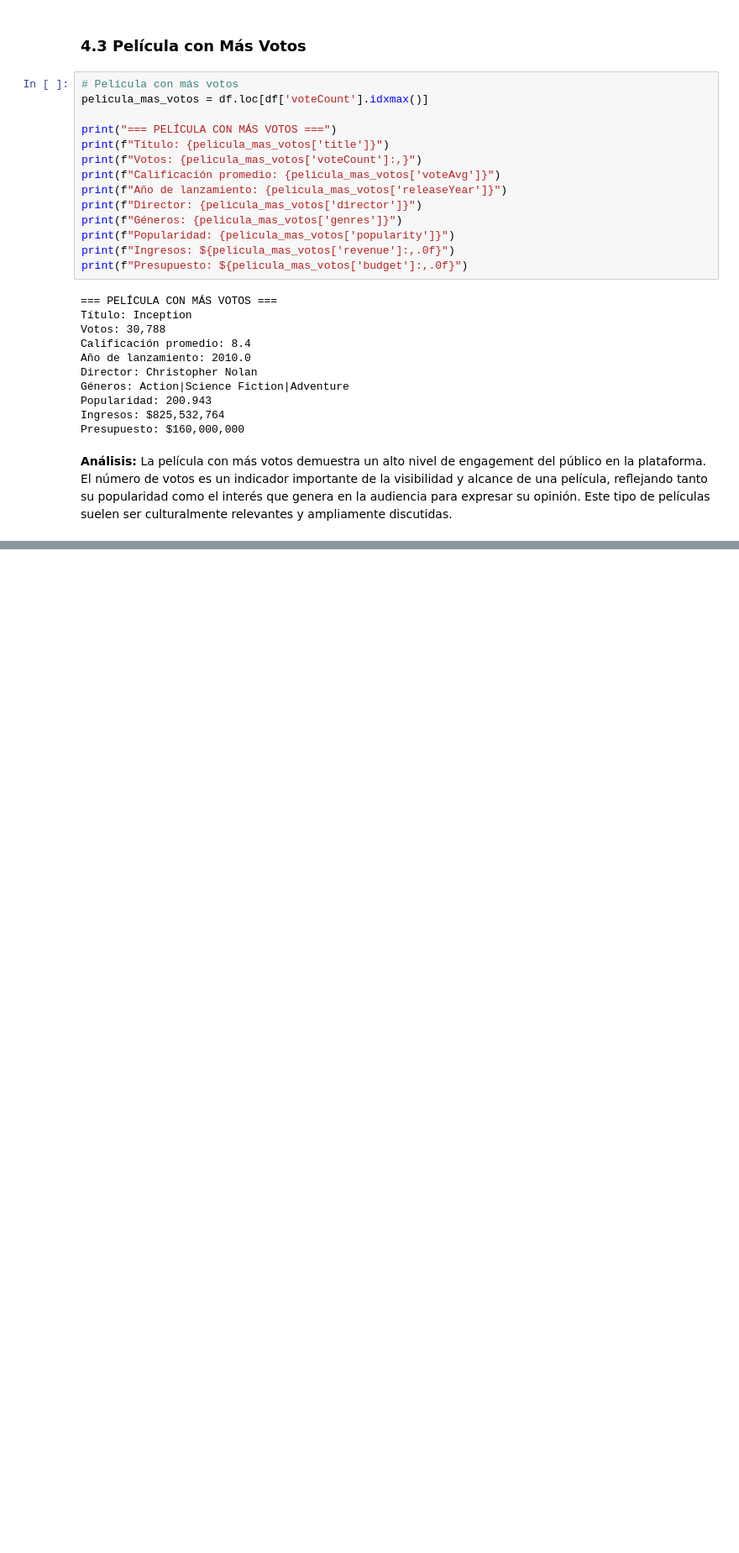
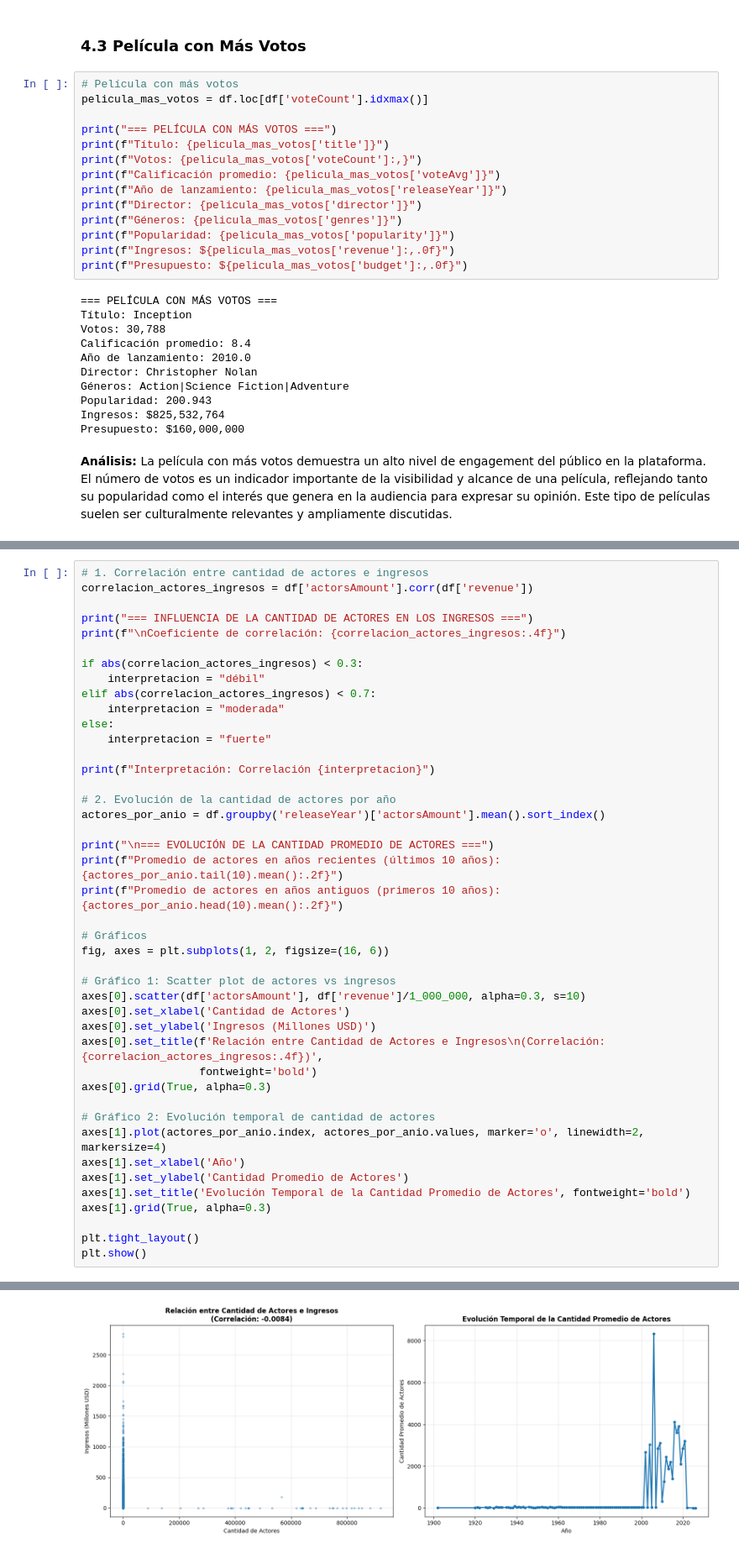
Before and after one commit to nicoCT04/lab-01-md, a Jupyter notebook: lab-1.ipynb, the cells around one changed output, grey strips where cells are left out. Shown at 84% size. Cells and saved outputs as stored; diff of their text form; blank space fills up the shorter version.

```diff
--- a/lab-1.ipynb
+++ b/lab-1.ipynb
@@ -444,0 +717,44 @@ Presupuesto: $160,000,000
+# %%
+# 1. Correlación entre cantidad de actores e ingresos
+correlacion_actores_ingresos = df['actorsAmount'].corr(df['revenue'])
+
+print("=== INFLUENCIA DE LA CANTIDAD DE ACTORES EN LOS INGRESOS ===")
+print(f"\nCoeficiente de correlación: {correlacion_actores_ingresos:.4f}")
+
+if abs(correlacion_actores_ingresos) < 0.3:
+    interpretacion = "débil"
+elif abs(correlacion_actores_ingresos) < 0.7:
+    interpretacion = "moderada"
+else:
+    interpretacion = "fuerte"
+
+print(f"Interpretación: Correlación {interpretacion}")
+
+# 2. Evolución de la cantidad de actores por año
+actores_por_anio = df.groupby('releaseYear')['actorsAmount'].mean().sort_index()
+
+print("\n=== EVOLUCIÓN DE LA CANTIDAD PROMEDIO DE ACTORES ===")
+print(f"Promedio de actores en años recientes (últimos 10 años): {actores_por_anio.tail(10).mean():.2f}")
+print(f"Promedio de actores en años antiguos (primeros 10 años): {actores_por_anio.head(10).mean():.2f}")
+
+# Gráficos
+fig, axes = plt.subplots(1, 2, figsize=(16, 6))
+
+# Gráfico 1: Scatter plot de actores vs ingresos
+axes[0].scatter(df['actorsAmount'], df['revenue']/1_000_000, alpha=0.3, s=10)
+axes[0].set_xlabel('Cantidad de Actores')
+axes[0].set_ylabel('Ingresos (Millones USD)')
+axes[0].set_title(f'Relación entre Cantidad de Actores e Ingresos\n(Correlación: {correlacion_actores_ingresos:.4f})',
+                  fontweight='bold')
+axes[0].grid(True, alpha=0.3)
+
+# Gráfico 2: Evolución temporal de cantidad de actores
+axes[1].plot(actores_por_anio.index, actores_por_anio.values, marker='o', linewidth=2, markersize=4)
+axes[1].set_xlabel('Año')
+axes[1].set_ylabel('Cantidad Promedio de Actores')
+axes[1].set_title('Evolución Temporal de la Cantidad Promedio de Actores', fontweight='bold')
+axes[1].grid(True, alpha=0.3)
+
+plt.tight_layout()
+plt.show()
+# %% [output]
@@ -444,0 +769 @@ Presupuesto: $160,000,000
+[figure, added]
```
Also changed, not shown: parts of 21 cells of this notebook.
